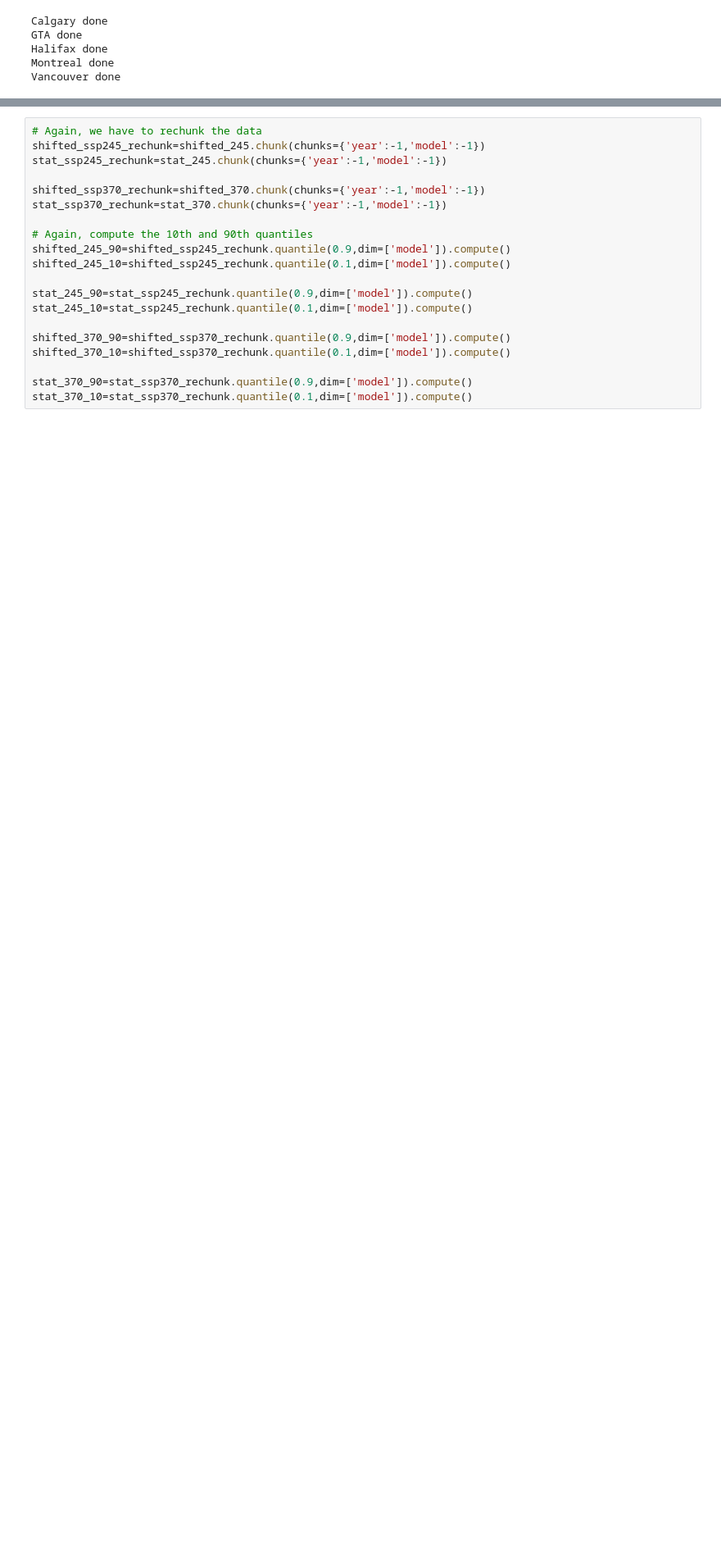
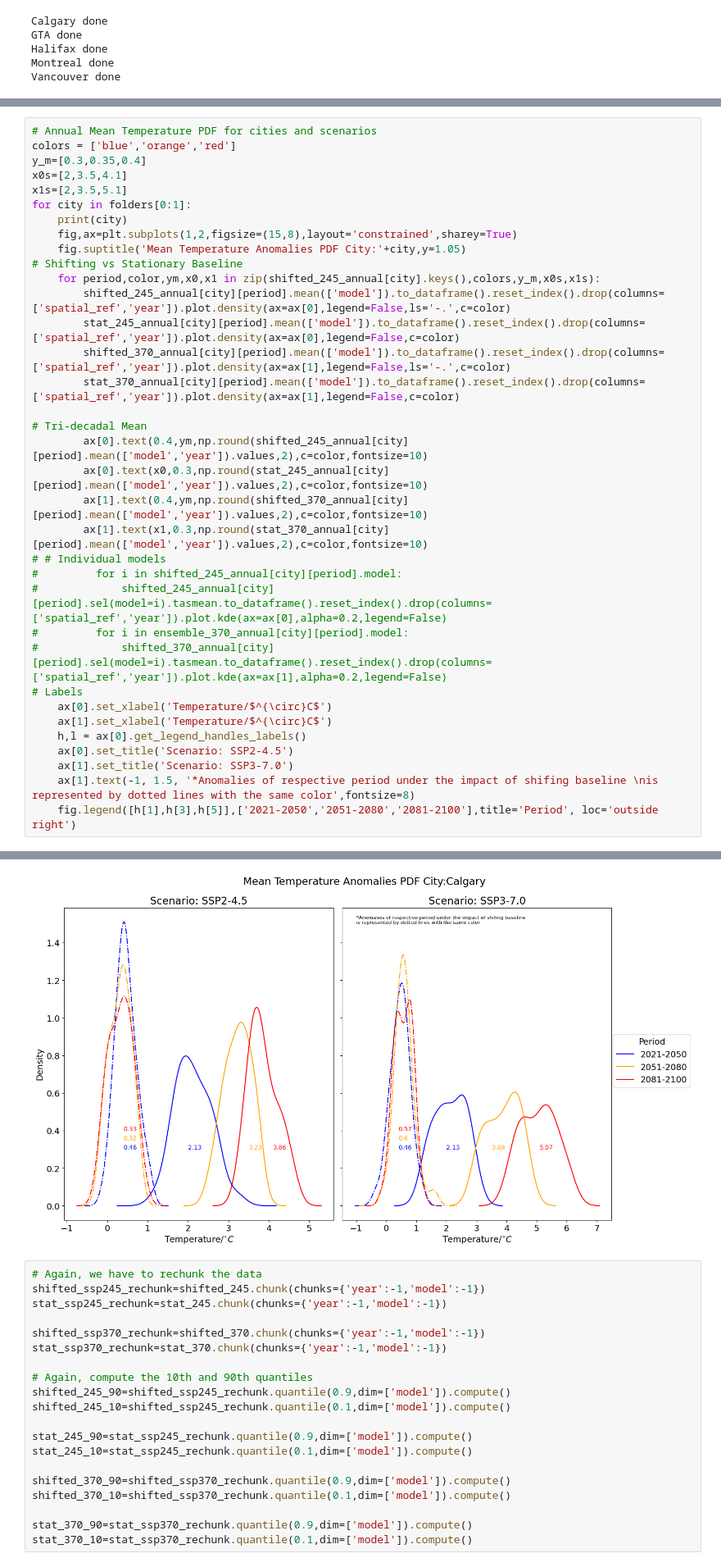
Before and after one commit to edmundn55/shifting-baseline, a Jupyter notebook: sb_plot_script.ipynb, the cells around one changed output, grey strips where cells are left out. Shown at 82% size. Saved outputs shown, nothing was run; the diff lists cells and outputs as text; blank space fills up the shorter version.

Commit message:
test plot kde

```diff
--- a/sb_plot_script.ipynb
+++ b/sb_plot_script.ipynb
@@ -347,0 +352,36 @@ Calgary
+# %%
+# Annual Mean Temperature PDF for cities and scenarios
+colors = ['blue','orange','red']
+y_m=[0.3,0.35,0.4]
+x0s=[2,3.5,4.1]
+x1s=[2,3.5,5.1]
+for city in folders[0:1]:
+    print(city)
+    fig,ax=plt.subplots(1,2,figsize=(15,8),layout='constrained',sharey=True)
+    fig.suptitle('Mean Temperature Anomalies PDF City:'+city,y=1.05)
+# Shifting vs Stationary Baseline
+    for period,color,ym,x0,x1 in zip(shifted_245_annual[city].keys(),colors,y_m,x0s,x1s):
+        shifted_245_annual[city][period].mean(['model']).to_dataframe().reset_index().drop(columns=['spatial_ref','year']).plot.density(ax=ax[0],legend=False,ls='-.',c=color)
+        stat_245_annual[city][period].mean(['model']).to_dataframe().reset_index().drop(columns=['spatial_ref','year']).plot.density(ax=ax[0],legend=False,c=color)
+        shifted_370_annual[city][period].mean(['model']).to_dataframe().reset_index().drop(columns=['spatial_ref','year']).plot.density(ax=ax[1],legend=False,ls='-.',c=color)
+        stat_370_annual[city][period].mean(['model']).to_dataframe().reset_index().drop(columns=['spatial_ref','year']).plot.density(ax=ax[1],legend=False,c=color)
+
+# Tri-decadal Mean
+        ax[0].text(0.4,ym,np.round(shifted_245_annual[city][period].mean(['model','year']).values,2),c=color,fontsize=10)
+        ax[0].text(x0,0.3,np.round(stat_245_annual[city][period].mean(['model','year']).values,2),c=color,fontsize=10)
+        ax[1].text(0.4,ym,np.round(shifted_370_annual[city][period].mean(['model','year']).values,2),c=color,fontsize=10)
+        ax[1].text(x1,0.3,np.round(stat_370_annual[city][period].mean(['model','year']).values,2),c=color,fontsize=10)
+# # Individual models
+#         for i in shifted_245_annual[city][period].model:
+#             shifted_245_annual[city][period].sel(model=i).tasmean.to_dataframe().reset_index().drop(columns=['spatial_ref','year']).plot.kde(ax=ax[0],alpha=0.2,legend=False)
+#         for i in ensemble_370_annual[city][period].model:
+#             shifted_370_annual[city][period].sel(model=i).tasmean.to_dataframe().reset_index().drop(columns=['spatial_ref','year']).plot.kde(ax=ax[1],alpha=0.2,legend=False)
+# Labels
+    ax[0].set_xlabel('Temperature/$^{\circ}C$')
+    ax[1].set_xlabel('Temperature/$^{\circ}C$')
+    h,l = ax[0].get_legend_handles_labels()
+    ax[0].set_title('Scenario: SSP2-4.5')
+    ax[1].set_title('Scenario: SSP3-7.0')
+    ax[1].text(-1, 1.5, '*Anomalies of respective period under the impact of shifing baseline \nis represented by dotted lines with the same color',fontsize=8)
+    fig.legend([h[1],h[3],h[5]],['2021-2050','2051-2080','2081-2100'],title='Period', loc='outside right')
+# %% [output]
@@ -348,3 +389,4 @@ Calgary
+[figure, added]
 # %%
 # Again, we have to rechunk the data
 shifted_ssp245_rechunk=shifted_245.chunk(chunks={'year':-1,'model':-1})
```
Also changed, not shown: parts of 2 cells of this notebook.
